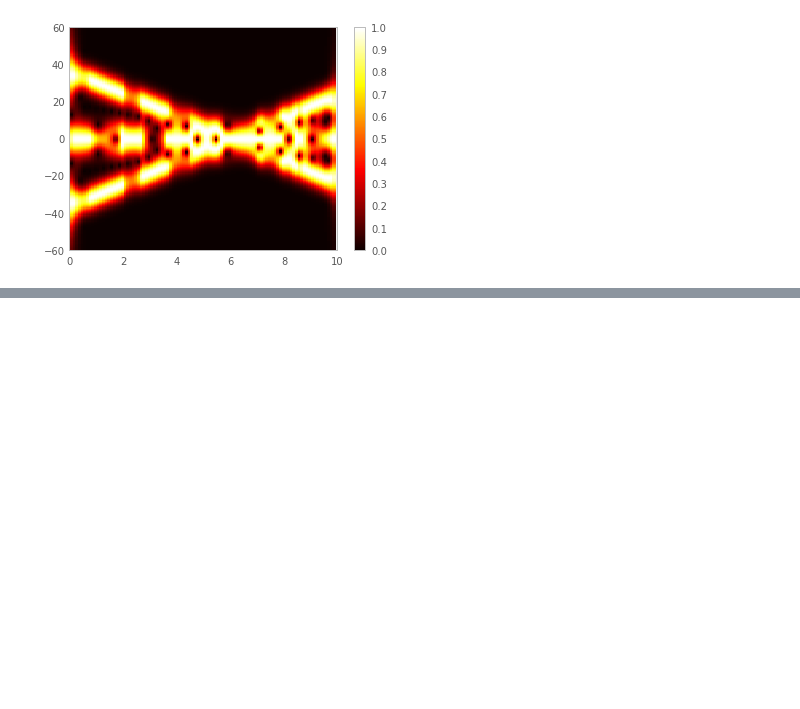
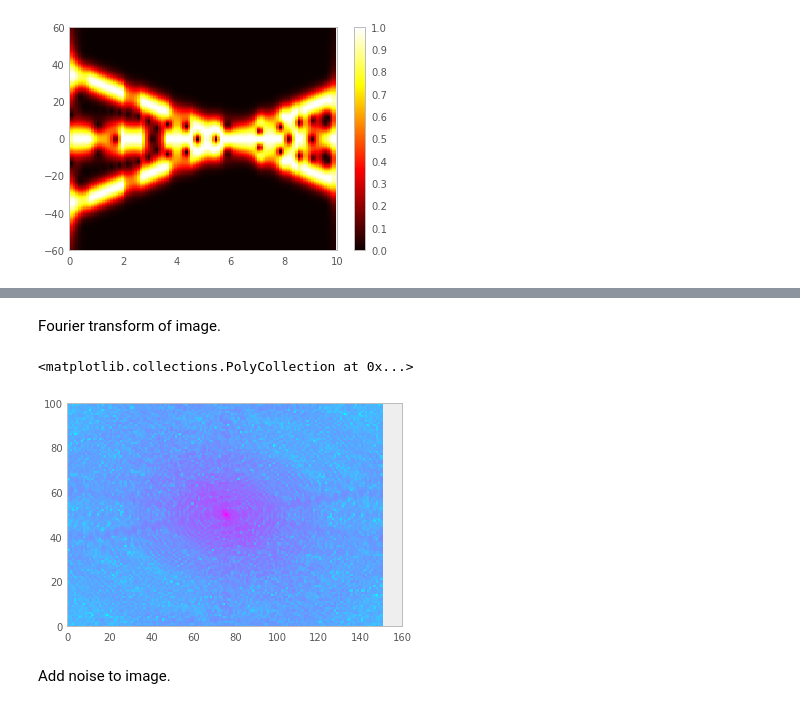
Before and after one commit to ksawlani/ComputationalMethodsCourse, a Jupyter notebook: Coursera Data Analysis.ipynb, the cells around one changed output, grey strips where cells are left out. Saved outputs shown, nothing was run; the diff lists cells and outputs as text; code cells hidden in the pictures; blank space fills up the shorter version.

```diff
--- a/Coursera Data Analysis.ipynb
+++ b/Coursera Data Analysis.ipynb
@@ -429,0 +458,10 @@ colorbar()
+# %% [markdown]
+Fourier transform of image.
+# %%
+titans_bwt = fft2(titans_bw)
+pcolor(log(abs(fftshift(titans_bwt))), cmap="cool")
+# %% [output]
+<matplotlib.collections.PolyCollection at 0x...>
+[figure, added]
+# %% [markdown]
+Add noise to image.
```
Also changed, not shown: parts of 18 cells of this notebook, 1 other file.
